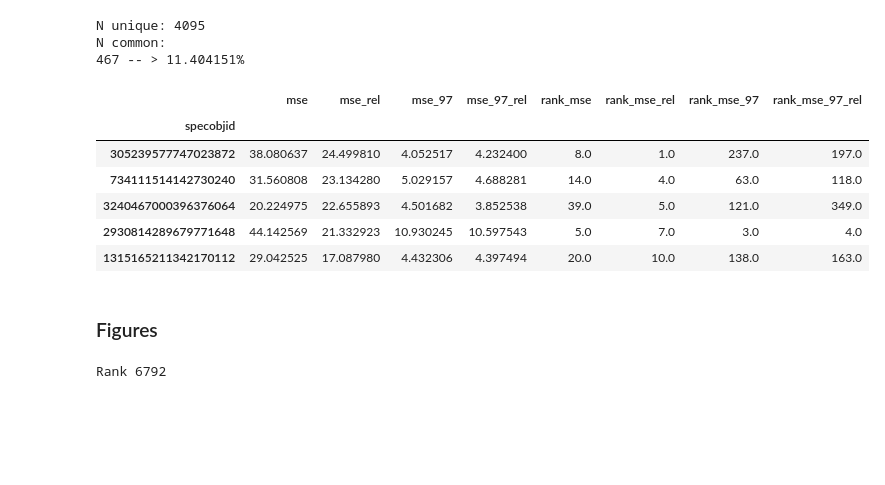
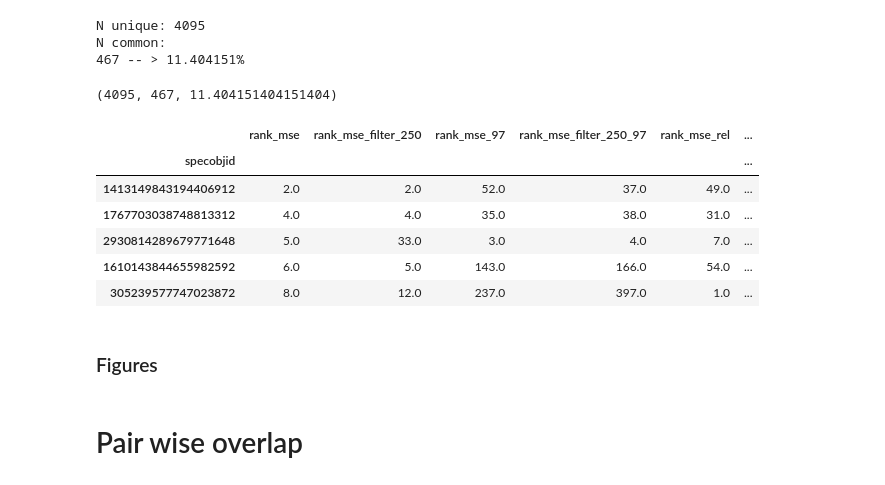
Before and after one commit to ed-ortizm/anomaly, a Jupyter notebook: thesis/residual_based_scores/bin_03/02_overlap_divergence_anomalies_bin3.ipynb, the cells around one changed output. Cells and saved outputs as stored; diff of their text form; code cells hidden in the pictures; blank space fills up the shorter version.

Commit message:
feature: add pair wise overlap analysis to corresponding notebook

```diff
--- a/thesis/residual_based_scores/bin_03/02_overlap_divergence_anomalies_bin3.ipynb
+++ b/thesis/residual_based_scores/bin_03/02_overlap_divergence_anomalies_bin3.ipynb
@@ -73,7 +97,7 @@ rse_family = [
 # %% [markdown]
 ## IDs top anomalies
 # %%
-def get_ids(score, df, quantile=99, n_top=None, use_ntop=False):
+def get_ids_set(score, df, quantile=99, n_top=None, use_ntop=False):
 
     if use_ntop is False:
 
@@ -138,7 +162,7 @@ def top_common_ids(scores_df, scores_list, quantile=99, n_top=None, use_ntop=Fal
 
     for score in scores_list:
 
-        ids_set = get_ids(
+        ids_set = get_ids_set(
             score=score,
             df=scores_df,
             quantile=quantile,
@@ -161,7 +185,7 @@ def top_common_ids(scores_df, scores_list, quantile=99, n_top=None, use_ntop=Fal
     common_pct = n_common/n_dictinct_top*100
     print(f"N common:\n{n_common} -- > {common_pct:4f}%")
 
-    return common_ids_set, ids_top_dict
+    return common_ids_set, ids_top_dict, n_dictinct_top, n_common
 # %% [markdown]
 ## Figures
 # %%
@@ -695,7 +715,7 @@ Rank 8936
 ## All scores
 # %%
 all_scores = se_cols + rse_cols
-all_common_ids, all_ids_top_dict = top_common_ids(
+all_common_ids, all_ids_top_dict, n_dictinct_all, n_common_all = top_common_ids(
     scores_df=score_df.copy(), scores_list=all_scores,
     quantile=99,
     n_top=None, use_ntop=False
@@ -704,56 +724,57 @@ all_common_ids, all_ids_top_dict = top_common_ids(
 N unique: 4095
 N common:
 467 -- > 11.404151%
+# %%
+n_dictinct_all, n_common_all, n_common_all/n_dictinct_all*100
+# %% [output]
+(4095, 467, 11.404151404151404)
 # %%
-scores = ['mse', 'mse_rel', 'mse_97', 'mse_97_rel']
-rank_scores = [f'rank_{s}' for s in scores]
-
 common_all_ids = list(all_common_ids)
 score_rank_df.loc[
-    common_all_ids, scores + rank_scores
-].sort_values(by='mse_rel', ascending=False).head()
+    common_all_ids, se_rank_cols + rse_rank_cols
+].sort_values(by=se_rank_cols[0], ascending=True).head()
 # %% [output]
-|  | mse | mse_rel | mse_97 | mse_97_rel | rank_mse | rank_mse_rel | rank_mse_97 | rank_mse_97_rel |
-| specobjid |  |  |  |  |  |  |  |  |
-| 305239577747023872 | 38.080637 | 24.499810 | 4.052517 | 4.232400 | 8.0 | 1.0 | 237.0 | 197.0 |
-| 734111514142730240 | 31.560808 | 23.134280 | 5.029157 | 4.688281 | 14.0 | 4.0 | 63.0 | 118.0 |
-| 3240467000396376064 | 20.224975 | 22.655893 | 4.501682 | 3.852538 | 39.0 | 5.0 | 121.0 | 349.0 |
-| 2930814289679771648 | 44.142569 | 21.332923 | 10.930245 | 10.597543 | 5.0 | 7.0 | 3.0 | 4.0 |
-| 1315165211342170112 | 29.042525 | 17.087980 | 4.432306 | 4.397494 | 20.0 | 10.0 | 138.0 | 163.0 |
+|  | rank_mse | rank_mse_filter_250 | rank_mse_97 | rank_mse_filter_250_97 | rank_mse_rel | ... |
+| specobjid |  |  |  |  |  | ... |
+| 1413149843194406912 | 2.0 | 2.0 | 52.0 | 37.0 | 49.0 | ... |
+| 1767703038748813312 | 4.0 | 4.0 | 35.0 | 38.0 | 31.0 | ... |
+| 2930814289679771648 | 5.0 | 33.0 | 3.0 | 4.0 | 7.0 | ... |
+| 1610143844655982592 | 6.0 | 5.0 | 143.0 | 166.0 | 54.0 | ... |
+| 305239577747023872 | 8.0 | 12.0 | 237.0 | 397.0 | 1.0 | ... |
 # %% [markdown]
 ### Figures
 # %%
-all_scores = se_cols + rse_cols
-plt.ioff()
+# all_scores = se_cols + rse_cols
+# plt.ioff()
 
 
-specids = list(all_common_ids)
-specids = np.array(specids, dtype=int)
+# specids = list(all_common_ids)
+# specids = np.array(specids, dtype=int)
 
-ranks = score_rank_df.loc[
-    specids, 'rank_mse'
-].to_numpy().astype(int)
+# ranks = score_rank_df.loc[
+#     specids, 'rank_mse'
+# ].to_numpy().astype(int)
 
-specs = np.empty((len(specids), wave.size))
+# specs = np.empty((len(specids), wave.size))
 
-for i, objid in enumerate(specids):
+# for i, objid in enumerate(specids):
 
-    spec_idx = specobjid_to_idx(
-        objid, idx_id_spec
-    )
+#     spec_idx = specobjid_to_idx(
+#         objid, idx_id_spec
+#     )
 
-    specs[i, :] = spectra[spec_idx, :]
+#     specs[i, :] = spectra[spec_idx, :]
 
-# -----------------------------------------------------------
+# # -----------------------------------------------------------
 
-save_to = f"{scores_dir}/{bin_id}/figs/common_all"
+# save_to = f"{scores_dir}/{bin_id}/figs/common_all"
 
-os.makedirs(save_to, exist_ok=True)
+# os.makedirs(save_to, exist_ok=True)
 
-anomaly_plot(
-    wave_nm, specs=specs,
-    objids=specids, ranks=ranks,
-    save_to=save_to
-)
+# anomaly_plot(
+#     wave_nm, specs=specs,
+#     objids=specids, ranks=ranks,
+#     save_to=save_to
+# )
-# %% [output]
-Rank 6792
+# %% [markdown]
+# Pair wise overlap
```
Also changed, not shown: parts of 48 cells of this notebook.
